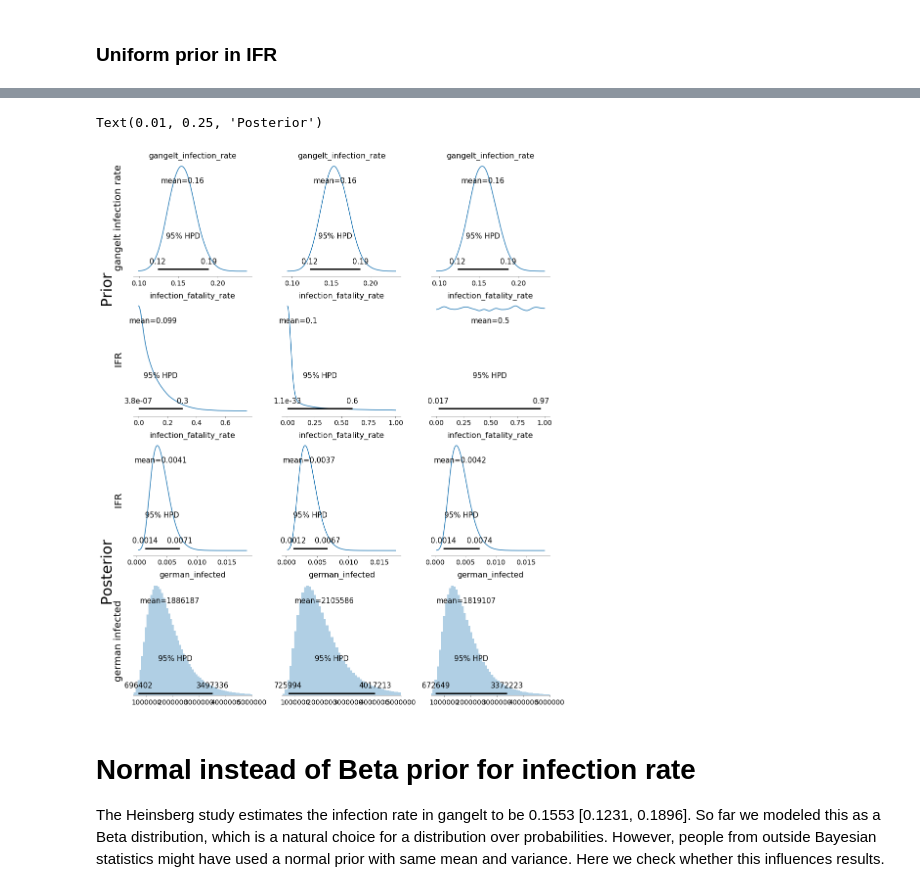
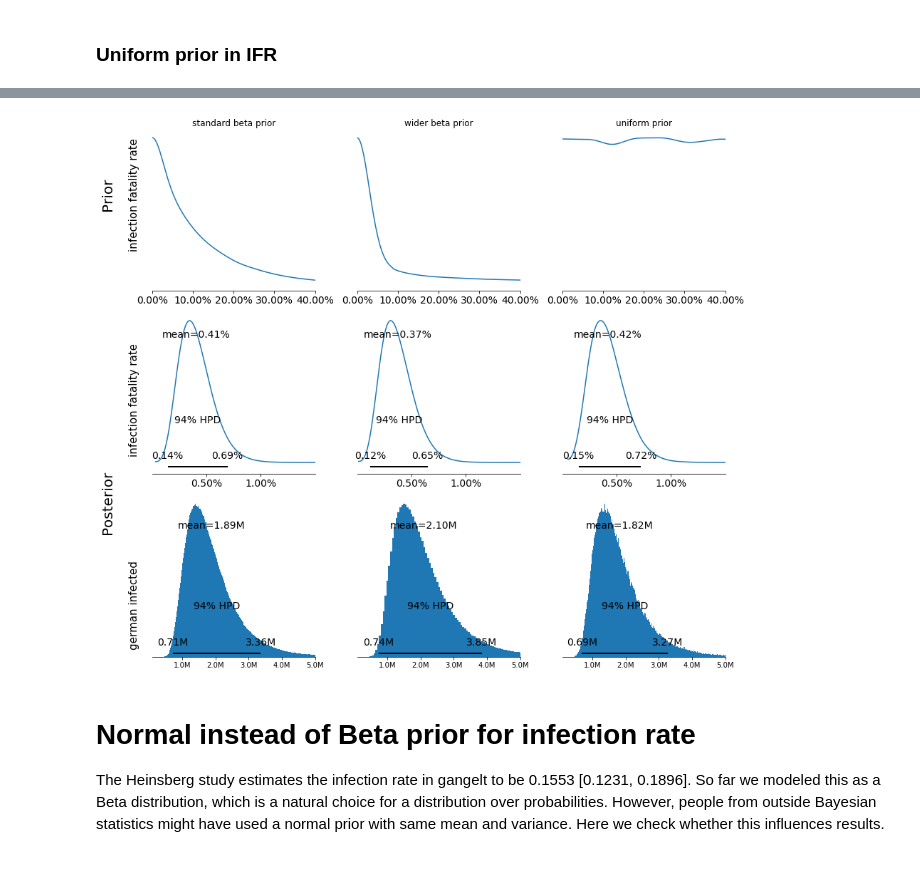
Before and after one commit to matthias-k/analysis-heinsberg-study, a Jupyter notebook: Heinsberg-Study-Model1-Germany-as-NegBinomial.ipynb, the cells around one changed output, grey strips where cells are left out. Cells and saved outputs as stored; diff of their text form; code cells hidden in the pictures.

Commit message:
Working  on plots
Signed-off-by: Matthias Kümmerer <matthias@matthias-k.org>

```diff
--- a/Heinsberg-Study-Model1-Germany-as-NegBinomial.ipynb
+++ b/Heinsberg-Study-Model1-Germany-as-NegBinomial.ipynb
@@ -102,11 +249,8 @@ array([<matplotlib.axes._subplots.AxesSubplot object at 0x...>],
 # %% [markdown]
 ## Sampling the posterior
-# %%
-# this allows to continue sampling by executing the next cell repeatedly
-posterior = None
 # %%
 with model:
-    posterior = pm.sample(draws=1000000, trace=posterior)
+    posterior = pm.sample(draws=1000000)
 # %% [output]
 Multiprocess sampling (4 chains in 4 jobs)
 CompoundStep
@@ -212,9 +326,19 @@ with pm.Model() as model_2:
     infection_fatality_rate = pm.Uniform(lower=0,upper=1, name='infection_fatality_rate')
     gangelt_fatalities = pm.Binomial(n=gangelt_infected, p=infection_fatality_rate, name='gangelt_fatalities=7', observed=7)
 
-    prior_2 = pm.sample_prior_predictive(samples=50000)
+if os.path.isfile('model1_2.pydat'):
+    tmp = pickle.load(open('model1_2.pydat', 'rb'))
+    prior_2 = tmp['prior']
+    posterior_2 = tmp['posterior']
+    german_infected_2 = tmp['german_infected']
+else:
+    with model_2:
+        prior_2 = pm.sample_prior_predictive(samples=50000)
+        posterior_2 = pm.sample(draws=100000)
+        german_infected_2 = [dist.nbinom(n=6575, p=p).rvs() for p in (posterior_2['infection_fatality_rate'])]
 
-    posterior_2 = pm.sample(draws=1000000)
+        with open('model1_2.pydat', 'wb') as f:
+            pickle.dump({'prior': prior_2, 'posterior': posterior_2, 'german_infected': german_infected_2}, f)
 # %% [output]
 Multiprocess sampling (4 chains in 4 jobs)
 CompoundStep
@@ -250,49 +350,37 @@ plt.xlim(5e5, 5e6)
 # %%
-rows = 4
+rows = 3
 cols = 3
 width = 4.5
 height = 4
 
 f, axs = plt.subplots(rows, cols, figsize=(cols*width, rows*height))
-
 models = [
     (prior, posterior, german_infected),
     (prior_1, posterior_1, german_infected_1),
     (prior_2, posterior_2, german_infected_2),
     #(prior_3, posterior_3, german_infected_3),
 ]
 
 for model_index, (_prior, _posterior, _german_infected) in enumerate(models):
+    pass
+    plot_infection_fatality_rate_prior(_prior['infection_fatality_rate'], ax=axs[0, model_index], show_hpd=False)
+    plot_infection_fatality_rate(_posterior['infection_fatality_rate'], ax=axs[1, model_index])
+    plot_german_infected(_german_infected, ax=axs[2, model_index])
 
-    arviz.plot_posterior(_prior, var_names=[
-        'gangelt_infection_rate',
-        #'infection_fatality_rate',
-            ], credible_interval=0.95, ax=axs[0, model_index],
-        #textsize=0.01,
-    );
+plt.tight_layout(rect=(0.05, 0.05, 0.95, 0.95))
 
-    arviz.plot_posterior(_prior, var_names=[
-        #'gangelt_infection_rate',
-        'infection_fatality_rate',
-    ], credible_interval=0.95, ax=axs[1, model_index]);
+axs[0, 0].set_title('standard beta prior')
+axs[0, 1].set_title('wider beta prior')
+axs[0, 2].set_title('uniform prior')
 
-    arviz.plot_posterior(_posterior, var_names=[
-        'infection_fatality_rate',
-    ], credible_interval=0.95, ax=axs[2, model_index]);
 
-    arviz.plot_posterior({"german_infected": _german_infected}, bins=300, ax=axs[3, model_index], credible_interval=0.95);
-    axs[3, model_index].set_xlim(5e5, 5e6)
-
-plt.tight_layout(rect=(0.05, 0, 1, 1))
-plt.gcf().text(0.04, 3.5/rows, 'gangelt infection rate', rotation=90, verticalalignment='center', fontsize=20)
-plt.gcf().text(0.04, 2.5/rows, 'IFR', rotation=90, verticalalignment='center', fontsize=20)
-plt.gcf().text(0.04, 1.5/rows, 'IFR', rotation=90, verticalalignment='center', fontsize=20)
-plt.gcf().text(0.04, 0.5/rows, 'german infected', rotation=90, verticalalignment='center', fontsize=20)
-plt.gcf().text(0.01, 3/rows, 'Prior', rotation=90, verticalalignment='center', fontsize=30)
-plt.gcf().text(0.01, 1/rows, 'Posterior', rotation=90, verticalalignment='center', fontsize=30)
+plt.gcf().text(0.05, 2.5/rows, 'infection fatality rate', rotation=90, verticalalignment='center', fontsize=15)
+plt.gcf().text(0.05, 1.5/rows, 'infection fatality rate', rotation=90, verticalalignment='center', fontsize=15)
+plt.gcf().text(0.05, 0.5/rows, 'german infected', rotation=90, verticalalignment='center', fontsize=15)
+plt.gcf().text(0.01, 2.5/rows, 'Prior', rotation=90, verticalalignment='center', fontsize=20);
+plt.gcf().text(0.01, 1/rows, 'Posterior', rotation=90, verticalalignment='center', fontsize=20);
 # %% [output]
-Text(0.01, 0.25, 'Posterior')
-[figure, old version]
+[figure, new version]
 # %% [markdown]
 # Normal instead of Beta prior for infection rate
 
```
Also changed, not shown: parts of 35 cells of this notebook.
